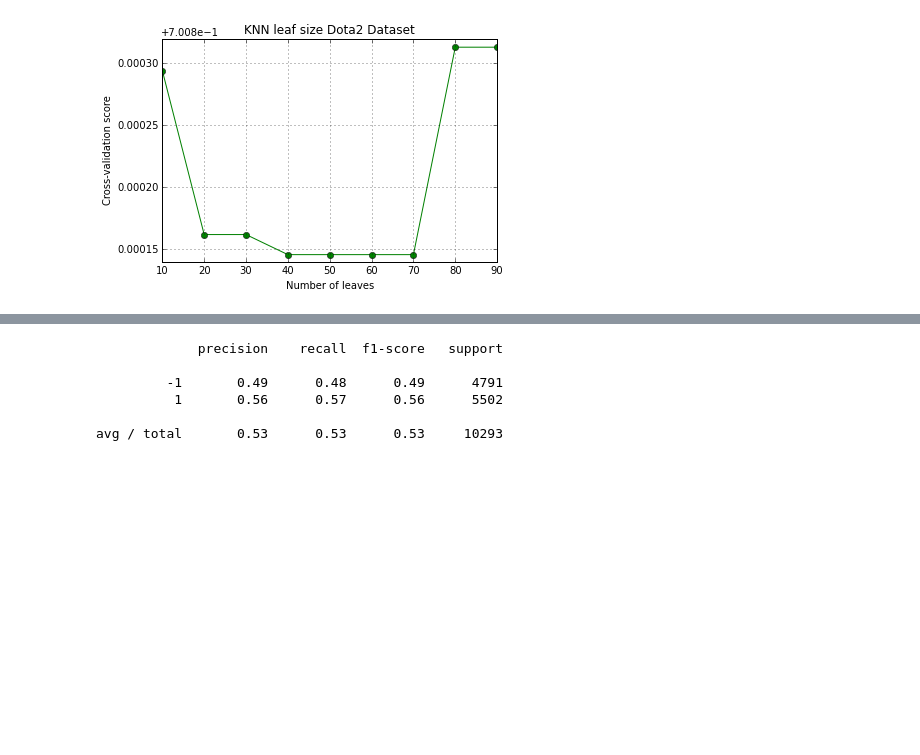
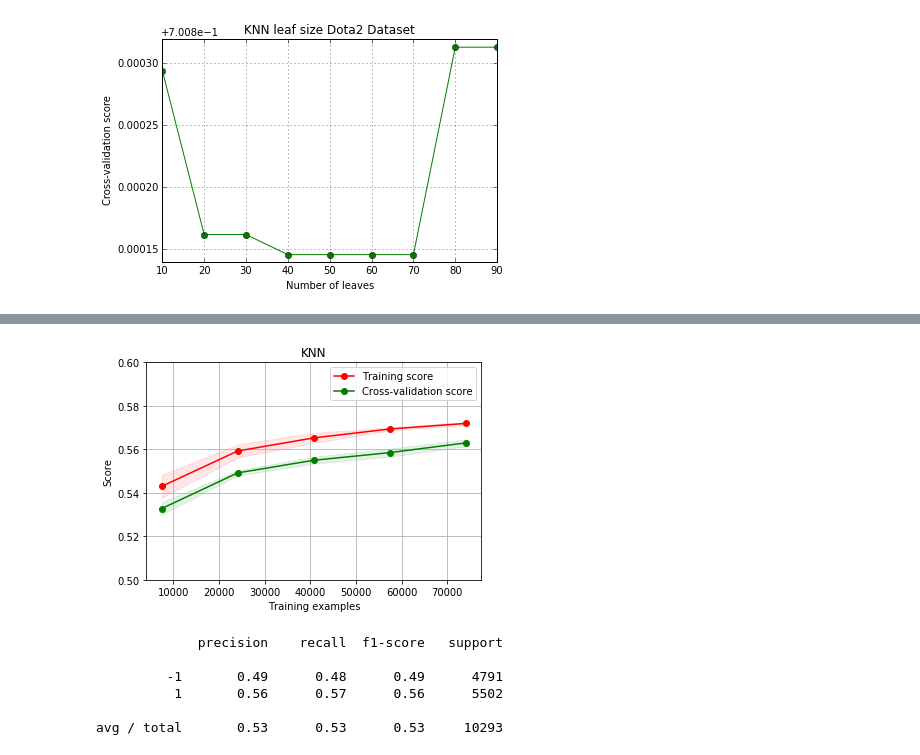
Before and after one commit to ksuhartono97/CS4641-repo, a Jupyter notebook: Dota2.ipynb, the cells around one changed output, grey strips where cells are left out. Cells and saved outputs as stored; diff of their text form; code cells hidden in the pictures; blank space fills up the shorter version.

```diff
--- a/Dota2.ipynb
+++ b/Dota2.ipynb
@@ -375,3 +462,8 @@ plt.plot(lsParam, lsTrain, 'o-', color="g")
 # %% [output]
 [<matplotlib.lines.Line2D at 0x...>]
 [figure]
+# %%
+knn = KNeighborsClassifier(leaf_size = 80, n_neighbors=350, p=2)
+cv = ShuffleSplit(n_splits=5, test_size=0.2, random_state=0)
+plot_learning_curve(knn, "KNN", x, y, (0.5, 0.6), cv=cv, n_jobs=-1)
+# %% [output]
@@ -378 +471,2 @@ plt.plot(lsParam, lsTrain, 'o-', color="g")
+[figure, added]
 # %%
```
Also changed, not shown: parts of 9 cells of this notebook.
